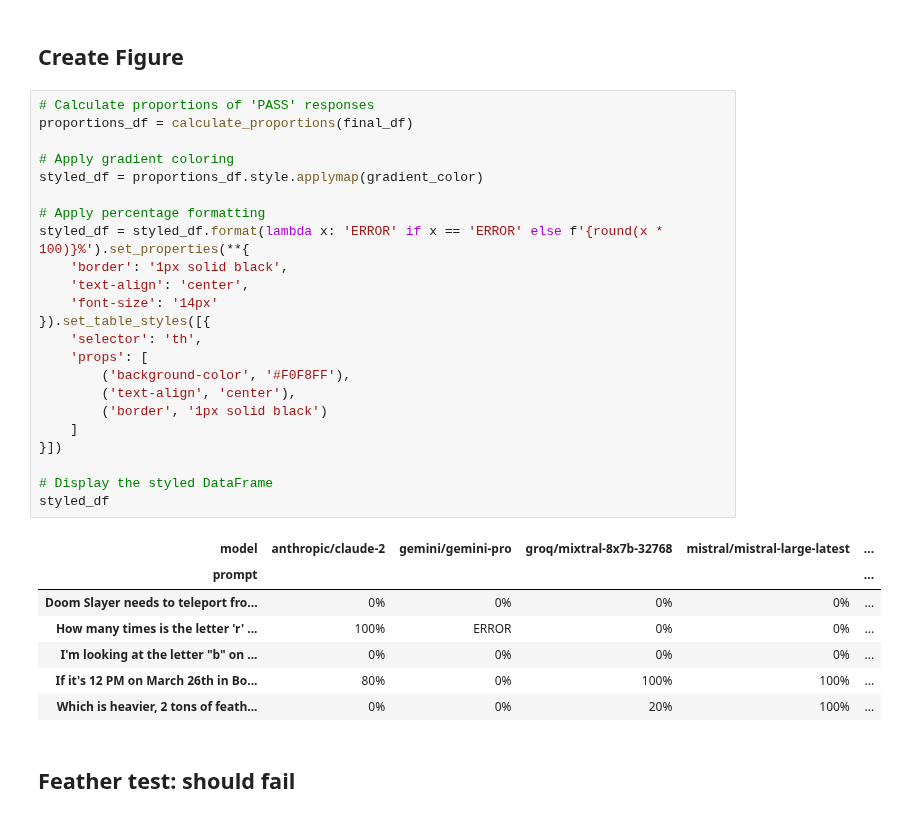
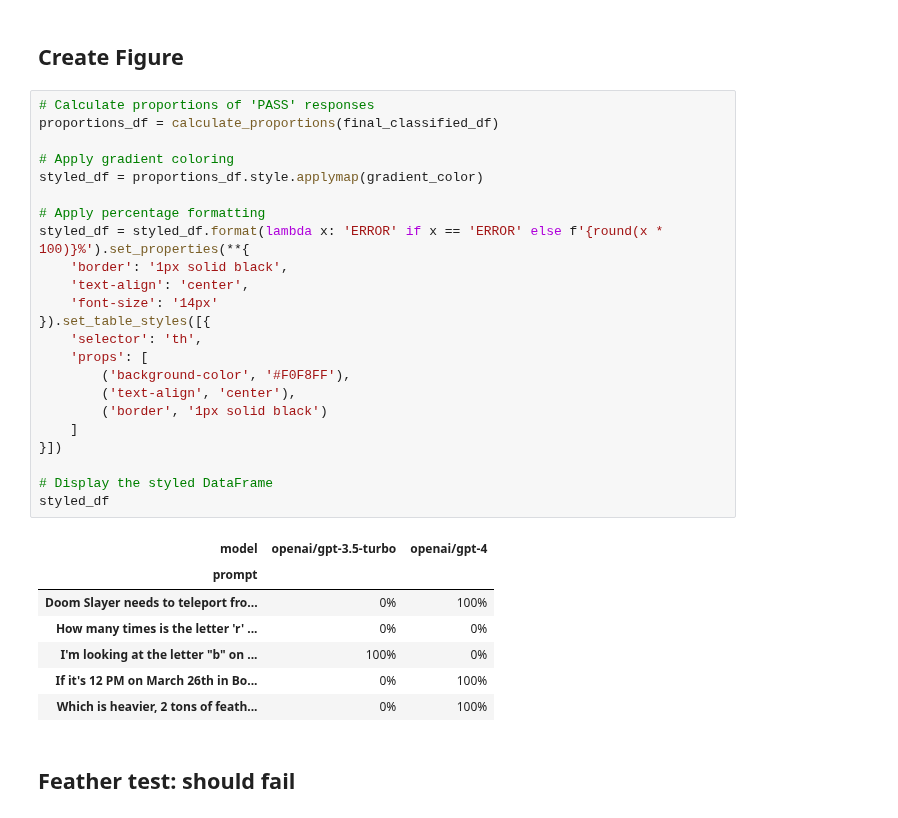
Before and after one commit to abigailhaddad/LMGradingRubric, a Jupyter notebook: code/Quick Assessment.ipynb, the cells around one changed output. Drawn from its saved outputs; the diff is of its cells as text.

```diff
--- a/code/Quick Assessment.ipynb
+++ b/code/Quick Assessment.ipynb
@@ -239,35 +229,35 @@ final_df
 ## Create Figure
 # %%
 # Calculate proportions of 'PASS' responses
-proportions_df = calculate_proportions(final_df)
+proportions_df = calculate_proportions(final_classified_df)
 
 # Apply gradient coloring
 styled_df = proportions_df.style.applymap(gradient_color)
 
 # Apply percentage formatting
 styled_df = styled_df.format(lambda x: 'ERROR' if x == 'ERROR' else f'{round(x * 100)}%').set_properties(**{
     'border': '1px solid black',
     'text-align': 'center',
     'font-size': '14px'
 }).set_table_styles([{
     'selector': 'th',
     'props': [
         ('background-color', '#F0F8FF'),
         ('text-align', 'center'),
         ('border', '1px solid black')
     ]
 }])
 
 # Display the styled DataFrame
 styled_df
 # %% [output]
-| model | anthropic/claude-2 | gemini/gemini-pro | groq/mixtral-8x7b-32768 | mistral/mistral-large-latest | ... |
-| prompt |  |  |  |  | ... |
-| Doom Slayer needs to teleport fro... | 0% | 0% | 0% | 0% | ... |
-| How many times is the letter 'r' ... | 100% | ERROR | 0% | 0% | ... |
-| I'm looking at the letter "b" on ... | 0% | 0% | 0% | 0% | ... |
-| If it's 12 PM on March 26th in Bo... | 80% | 0% | 100% | 100% | ... |
-| Which is heavier, 2 tons of feath... | 0% | 0% | 20% | 100% | ... |
+| model | openai/gpt-3.5-turbo | openai/gpt-4 |
+| prompt |  |  |
+| Doom Slayer needs to teleport fro... | 0% | 100% |
+| How many times is the letter 'r' ... | 0% | 0% |
+| I'm looking at the letter "b" on ... | 100% | 0% |
+| If it's 12 PM on March 26th in Bo... | 0% | 100% |
+| Which is heavier, 2 tons of feath... | 0% | 100% |
 # %% [markdown]
 ## Feather test: should fail
 # %%
```
Also changed, not shown: parts of 2 cells of this notebook, 1 other file.
